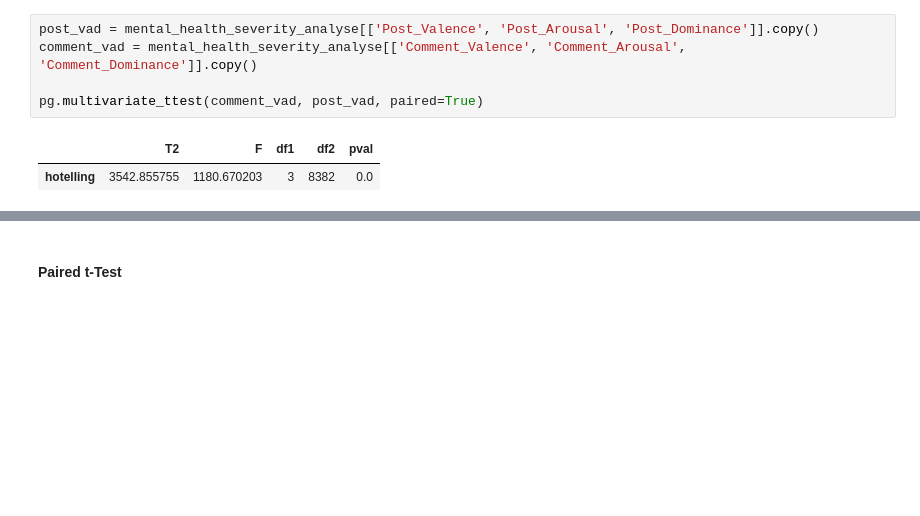
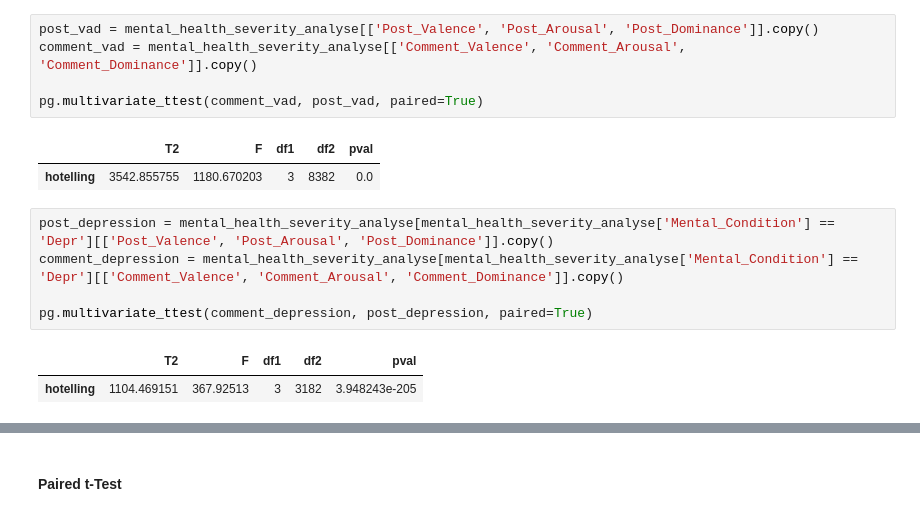
Before and after one commit to PutraAryotama/research_project, a Jupyter notebook: mental_health_severity.ipynb, the cells around one changed output, grey strips where cells are left out. Saved outputs shown, nothing was run; the diff lists cells and outputs as text; blank space fills up the shorter version.

```diff
--- a/mental_health_severity.ipynb
+++ b/mental_health_severity.ipynb
@@ -794,3 +794,11 @@ pg.multivariate_ttest(comment_vad, post_vad, paired=True)
 # %% [output]
 |  | T2 | F | df1 | df2 | pval |
 | hotelling | 3542.855755 | 1180.670203 | 3 | 8382 | 0.0 |
+# %%
+post_depression = mental_health_severity_analyse[mental_health_severity_analyse['Mental_Condition'] == 'Depr'][['Post_Valence', 'Post_Arousal', 'Post_Dominance']].copy()
+comment_depression = mental_health_severity_analyse[mental_health_severity_analyse['Mental_Condition'] == 'Depr'][['Comment_Valence', 'Comment_Arousal', 'Comment_Dominance']].copy()
+
+pg.multivariate_ttest(comment_depression, post_depression, paired=True)
+# %% [output]
+|  | T2 | F | df1 | df2 | pval |
+| hotelling | 1104.469151 | 367.92513 | 3 | 3182 | 3.948243e-205 |
```
Also changed, not shown: parts of 5 cells of this notebook, 1 other file.
